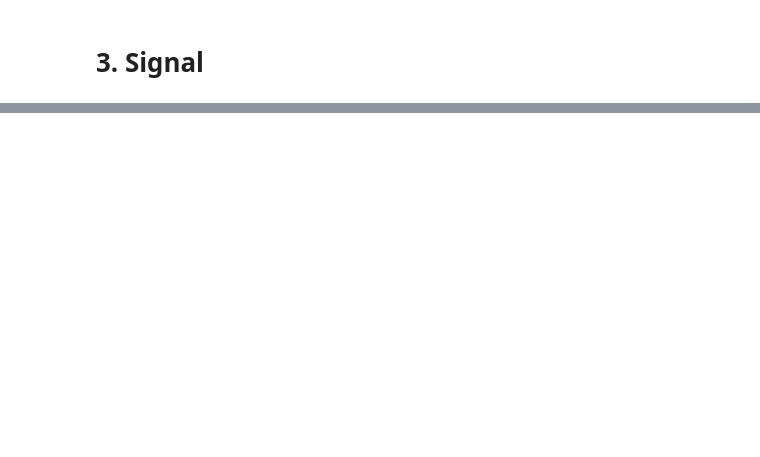
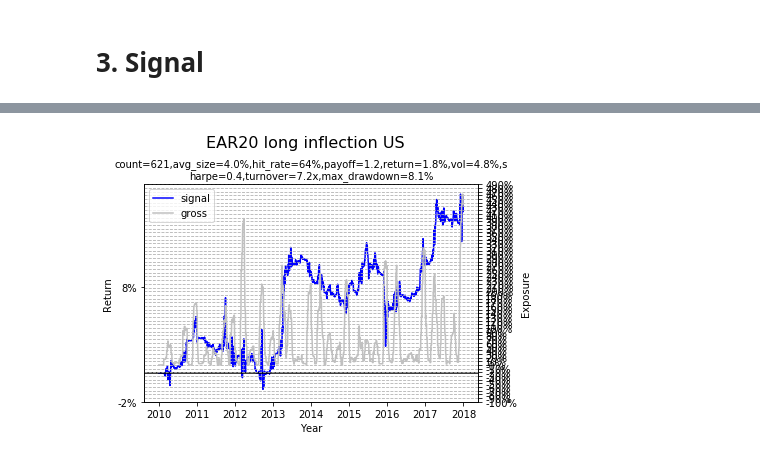
Before and after one commit to zliyclh/post_result, a Jupyter notebook: Inflection.ipynb, the cells around one changed output, grey strips where cells are left out. Drawn from its saved outputs; the diff is of its cells as text; code cells hidden in the pictures; blank space fills up the shorter version.

```diff
--- a/Inflection.ipynb
+++ b/Inflection.ipynb
@@ -634,0 +693,4 @@ Freq: B, Length: 2870, dtype: float64
+# %%
+plot_signal('EAR20 long inflection US',[6,4],EAR20_long_account[-1])
+# %% [output]
+[figure, added]
```
Also changed, not shown: parts of 84 cells of this notebook, 27 other files.
